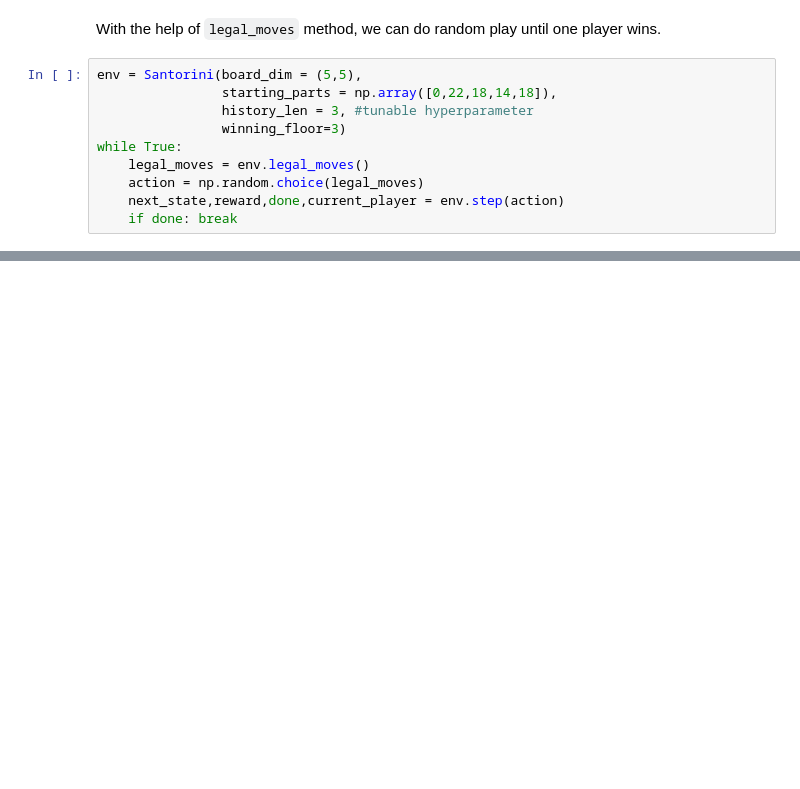
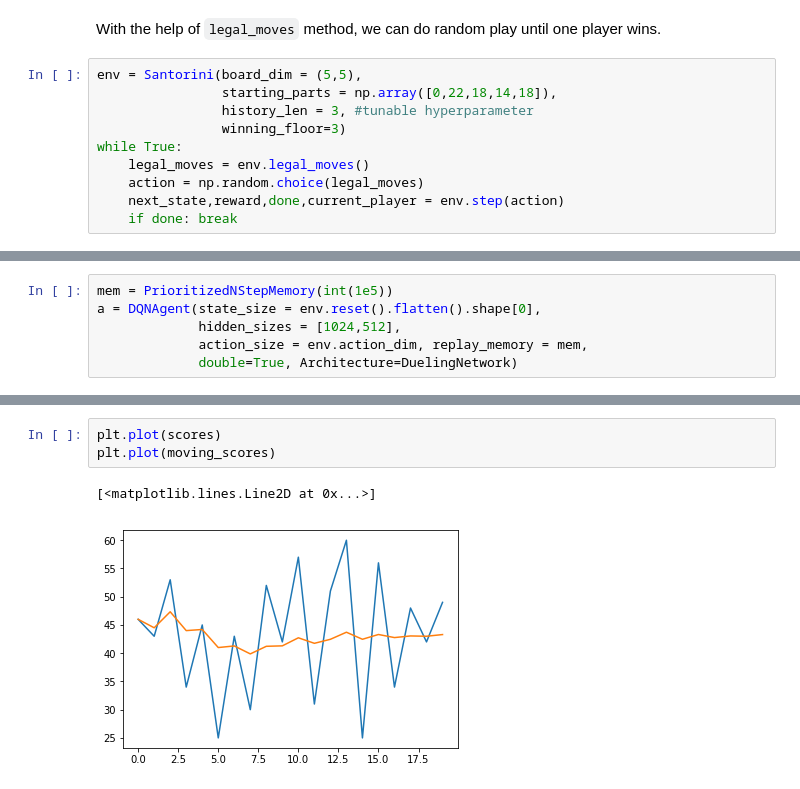
Before and after one commit to cstorm125/santorini, a Jupyter notebook: environment_intro.ipynb, the cells around one changed output, grey strips where cells are left out. Drawn from its saved outputs; the diff is of its cells as text; blank space fills up the shorter version.

```diff
--- a/environment_intro.ipynb
+++ b/environment_intro.ipynb
@@ -286,0 +297,6 @@ Parts:
+# %%
+mem = PrioritizedNStepMemory(int(1e5))
+a = DQNAgent(state_size = env.reset().flatten().shape[0],
+             hidden_sizes = [1024,512],
+             action_size = env.action_dim, replay_memory = mem,
+             double=True, Architecture=DuelingNetwork)
@@ -286,0 +352,6 @@ Parts:
+# %%
+plt.plot(scores)
+plt.plot(moving_scores)
+# %% [output]
+[<matplotlib.lines.Line2D at 0x...>]
+[figure, added]
```
Also changed, not shown: parts of 8 cells of this notebook, 4 other files.
